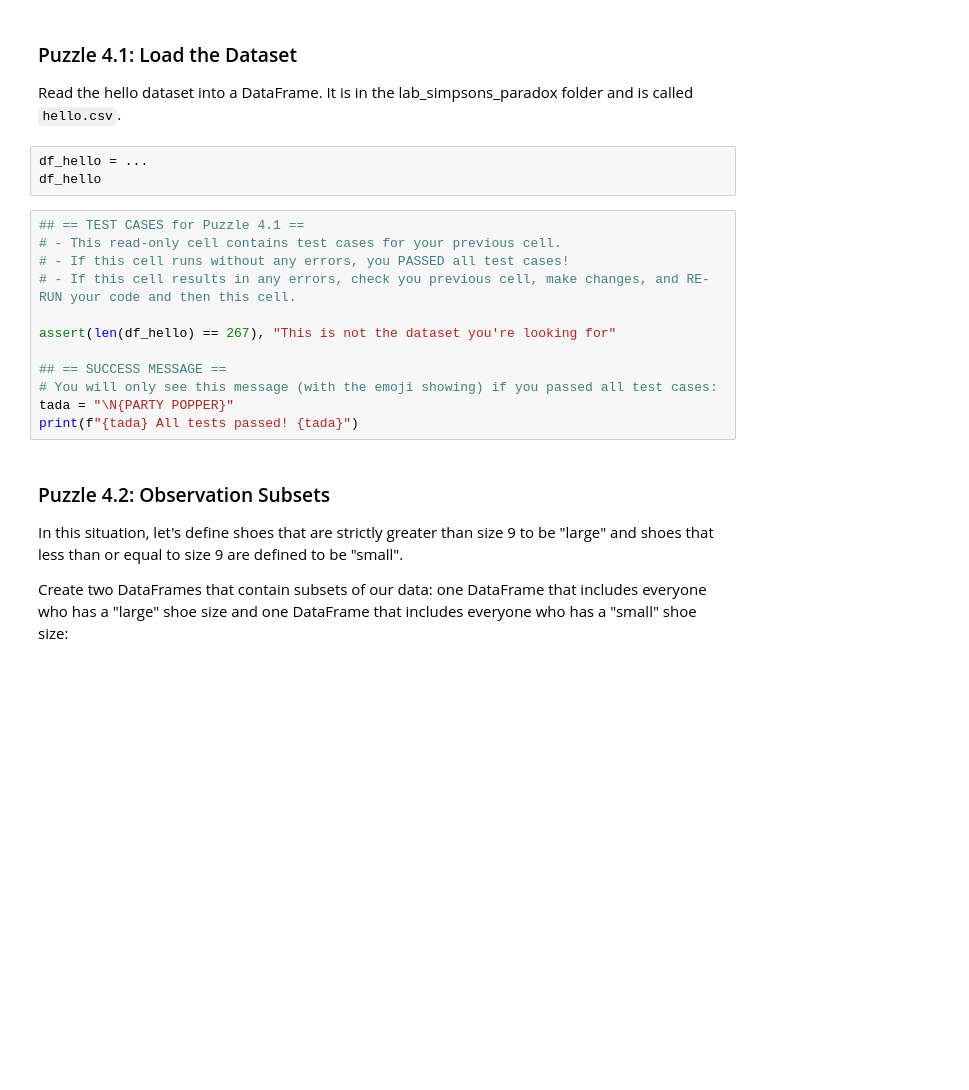
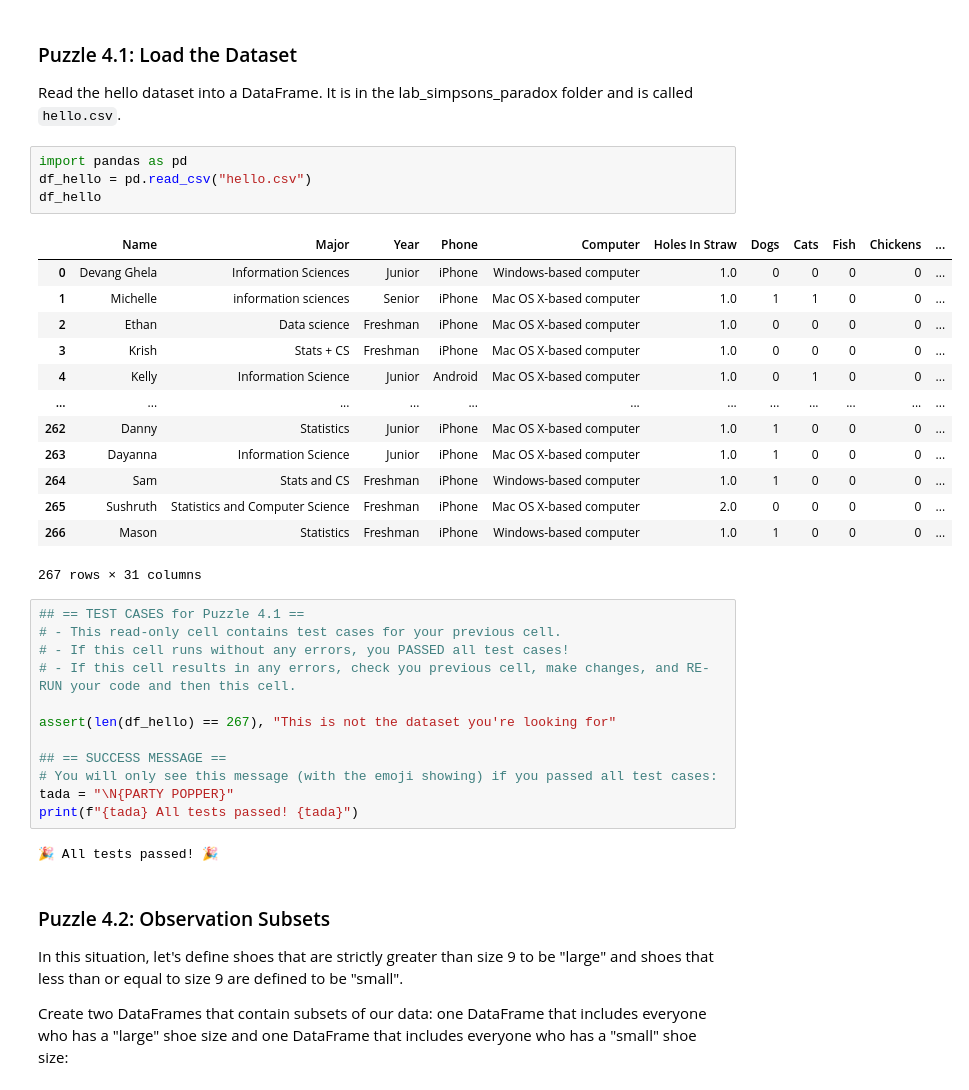
Before and after one commit to rgu6/Rachael-Gu, a Jupyter notebook: lab_simpsons_paradox/simpsons_paradox.ipynb, the cells around one changed output. Cells and saved outputs as stored; diff of their text form; blank space fills up the shorter version.

```diff
--- a/lab_simpsons_paradox/simpsons_paradox.ipynb
+++ b/lab_simpsons_paradox/simpsons_paradox.ipynb
@@ -239,9 +301,24 @@ Let's look at some characteristics of another dataset. You recently had the oppo
 ### Puzzle 4.1: Load the Dataset
 
 Read the hello dataset into a DataFrame. It is in the lab_simpsons_paradox folder and is called `hello.csv`.
-# %%
-df_hello = ...
-df_hello
+# %%
+import pandas as pd
+df_hello = pd.read_csv("hello.csv")
+df_hello
+# %% [output]
+|  | Name | Major | Year | Phone | Computer | Holes In Straw | Dogs | Cats | Fish | Chickens | ... |
+| 0 | Devang Ghela | Information Sciences | Junior | iPhone | Windows-based computer | 1.0 | 0 | 0 | 0 | 0 | ... |
+| 1 | Michelle | information sciences | Senior | iPhone | Mac OS X-based computer | 1.0 | 1 | 1 | 0 | 0 | ... |
+| 2 | Ethan | Data science | Freshman | iPhone | Mac OS X-based computer | 1.0 | 0 | 0 | 0 | 0 | ... |
+| 3 | Krish | Stats + CS | Freshman | iPhone | Mac OS X-based computer | 1.0 | 0 | 0 | 0 | 0 | ... |
+| 4 | Kelly | Information Science | Junior | Android | Mac OS X-based computer | 1.0 | 0 | 1 | 0 | 0 | ... |
+| ... | ... | ... | ... | ... | ... | ... | ... | ... | ... | ... | ... |
+| 262 | Danny | Statistics | Junior | iPhone | Mac OS X-based computer | 1.0 | 1 | 0 | 0 | 0 | ... |
+| 263 | Dayanna | Information Science | Junior | iPhone | Mac OS X-based computer | 1.0 | 1 | 0 | 0 | 0 | ... |
+| 264 | Sam | Stats and CS | Freshman | iPhone | Windows-based computer | 1.0 | 1 | 0 | 0 | 0 | ... |
+| 265 | Sushruth | Statistics and Computer Science | Freshman | iPhone | Mac OS X-based computer | 2.0 | 0 | 0 | 0 | 0 | ... |
+| 266 | Mason | Statistics | Freshman | iPhone | Windows-based computer | 1.0 | 1 | 0 | 0 | 0 | ... |
+267 rows × 31 columns
 # %%
 ## == TEST CASES for Puzzle 4.1 ==
 # - This read-only cell contains test cases for your previous cell.
@@ -254,6 +331,8 @@ assert(len(df_hello) == 267), "This is not the dataset you're looking for"
 # You will only see this message (with the emoji showing) if you passed all test cases:
 tada = "\N{PARTY POPPER}"
 print(f"{tada} All tests passed! {tada}")
+# %% [output]
+🎉 All tests passed! 🎉
 # %% [markdown]
 ### Puzzle 4.2: Observation Subsets
 
```
Also changed, not shown: parts of 27 cells of this notebook.
